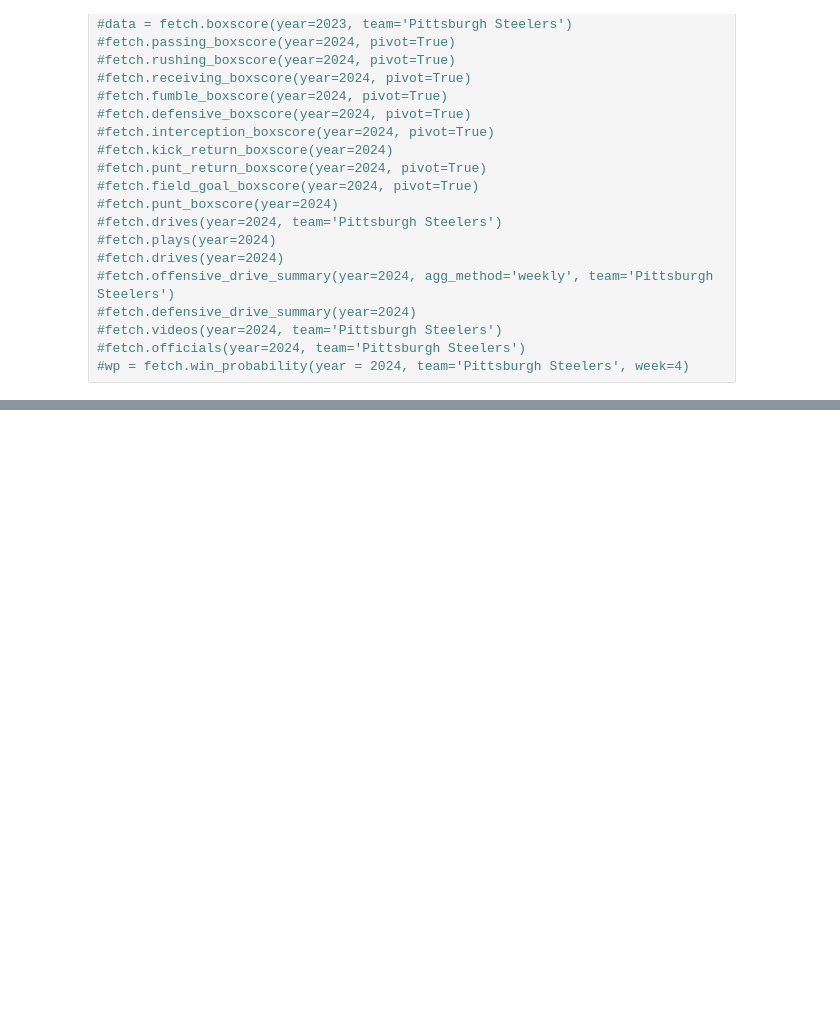
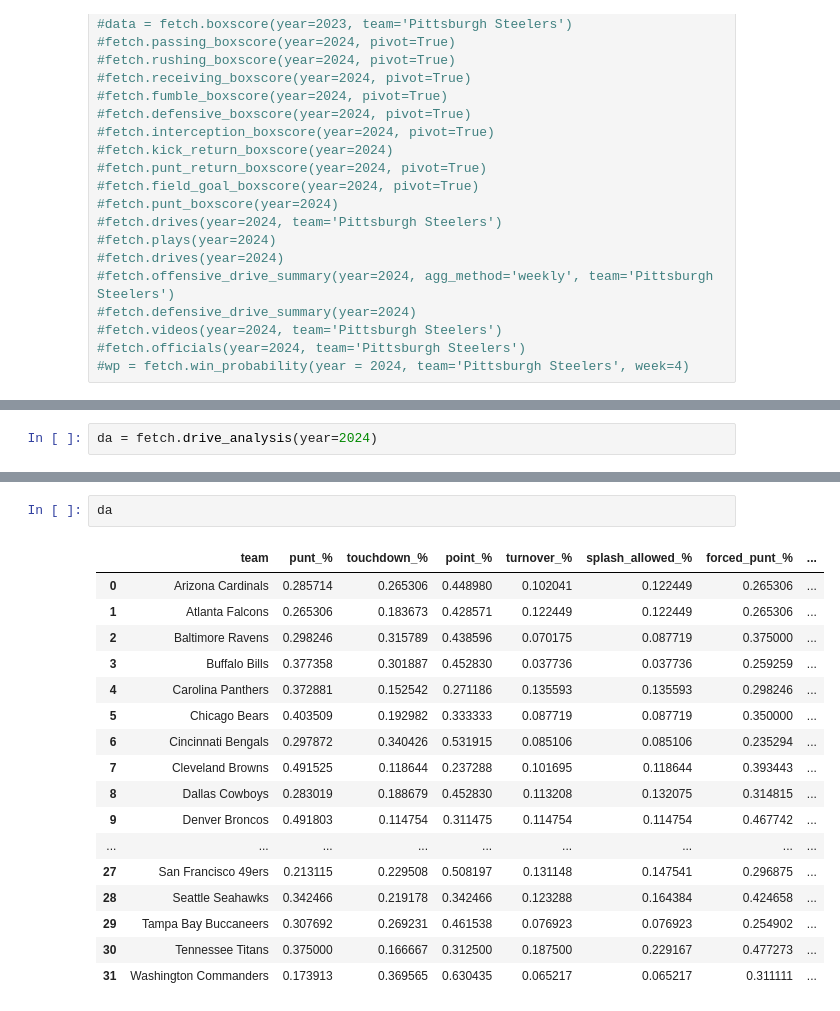
Before and after one commit to ajpaladi/412analytics, a Jupyter notebook: fouronetwo_testing.ipynb, the cells around one changed output, grey strips where cells are left out. Drawn from its saved outputs; the diff is of its cells as text; blank space fills up the shorter version.

Commit message:
new drive analysis functions

```diff
--- a/fouronetwo_testing.ipynb
+++ b/fouronetwo_testing.ipynb
@@ -233,0 +33,2 @@ boxscore
+# %%
+da = fetch.drive_analysis(year=2024)
@@ -233,0 +72,20 @@ boxscore
+# %%
+da
+# %% [output]
+|  | team | punt_% | touchdown_% | point_% | turnover_% | splash_allowed_% | forced_punt_% | ... |
+| 0 | Arizona Cardinals | 0.285714 | 0.265306 | 0.448980 | 0.102041 | 0.122449 | 0.265306 | ... |
+| 1 | Atlanta Falcons | 0.265306 | 0.183673 | 0.428571 | 0.122449 | 0.122449 | 0.265306 | ... |
+| 2 | Baltimore Ravens | 0.298246 | 0.315789 | 0.438596 | 0.070175 | 0.087719 | 0.375000 | ... |
+| 3 | Buffalo Bills | 0.377358 | 0.301887 | 0.452830 | 0.037736 | 0.037736 | 0.259259 | ... |
+| 4 | Carolina Panthers | 0.372881 | 0.152542 | 0.271186 | 0.135593 | 0.135593 | 0.298246 | ... |
+| 5 | Chicago Bears | 0.403509 | 0.192982 | 0.333333 | 0.087719 | 0.087719 | 0.350000 | ... |
+| 6 | Cincinnati Bengals | 0.297872 | 0.340426 | 0.531915 | 0.085106 | 0.085106 | 0.235294 | ... |
+| 7 | Cleveland Browns | 0.491525 | 0.118644 | 0.237288 | 0.101695 | 0.118644 | 0.393443 | ... |
+| 8 | Dallas Cowboys | 0.283019 | 0.188679 | 0.452830 | 0.113208 | 0.132075 | 0.314815 | ... |
+| 9 | Denver Broncos | 0.491803 | 0.114754 | 0.311475 | 0.114754 | 0.114754 | 0.467742 | ... |
+| ... | ... | ... | ... | ... | ... | ... | ... | ... |
+| 27 | San Francisco 49ers | 0.213115 | 0.229508 | 0.508197 | 0.131148 | 0.147541 | 0.296875 | ... |
+| 28 | Seattle Seahawks | 0.342466 | 0.219178 | 0.342466 | 0.123288 | 0.164384 | 0.424658 | ... |
+| 29 | Tampa Bay Buccaneers | 0.307692 | 0.269231 | 0.461538 | 0.076923 | 0.076923 | 0.254902 | ... |
+| 30 | Tennessee Titans | 0.375000 | 0.166667 | 0.312500 | 0.187500 | 0.229167 | 0.477273 | ... |
+| 31 | Washington Commanders | 0.173913 | 0.369565 | 0.630435 | 0.065217 | 0.065217 | 0.311111 | ... |
```
Also changed, not shown: parts of 10 cells of this notebook, 1 other file.
